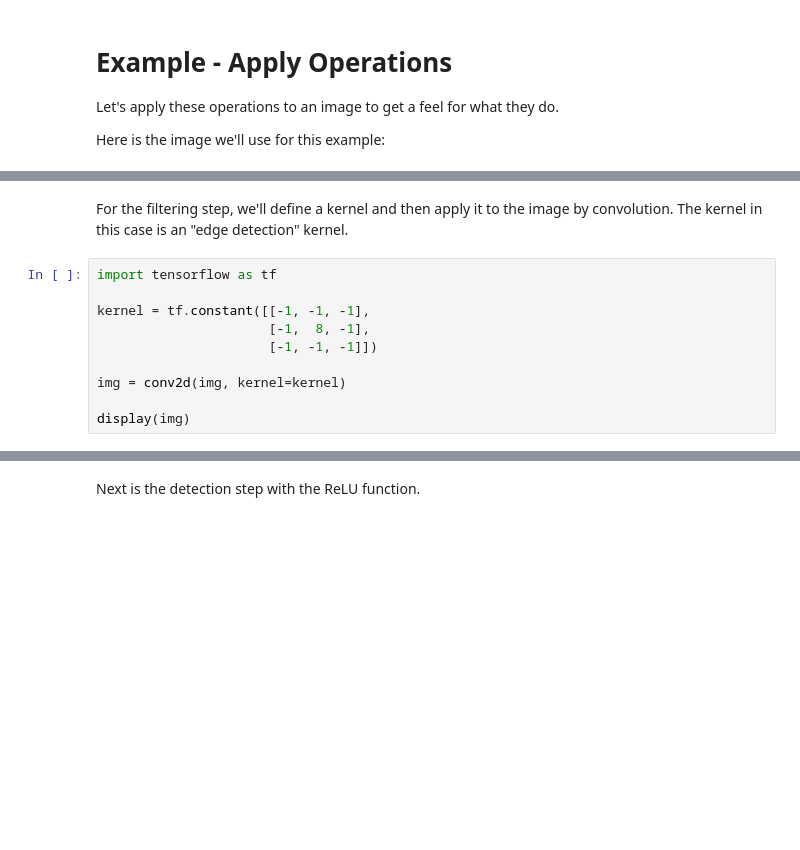
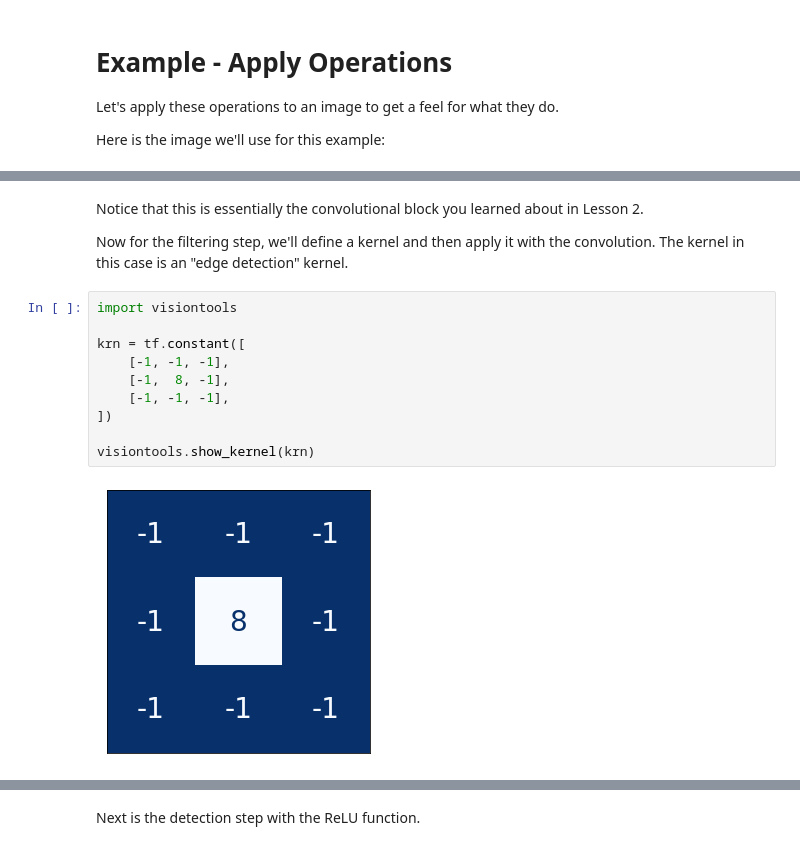
Before and after one commit to Kaggle/learntools, a Jupyter notebook: notebooks/computer_vision/raw/tut3.ipynb, the cells around one changed output, grey strips where cells are left out. Cells and saved outputs as stored; diff of their text form; blank space fills up the shorter version.

```diff
--- a/notebooks/computer_vision/raw/tut3.ipynb
+++ b/notebooks/computer_vision/raw/tut3.ipynb
@@ -89,12 +143,16 @@ from tensorflow.keras.backend import conv2d, relu, pool2d
 # %% [markdown]
-For the filtering step, we'll define a kernel and then apply it to the image by convolution. The kernel in this case is an "edge detection" kernel.
+Notice that this is essentially the convolutional block you learned about in Lesson 2.
+
+Now for the filtering step, we'll define a kernel and then apply it with the convolution. The kernel in this case is an "edge detection" kernel.
 # %%
-import tensorflow as tf
+import visiontools
 
-kernel = tf.constant([[-1, -1, -1],
-                      [-1,  8, -1],
-                      [-1, -1, -1]])
+krn = tf.constant([
+    [-1, -1, -1],
+    [-1,  8, -1],
+    [-1, -1, -1],
+])
 
-img = conv2d(img, kernel=kernel)
-
-display(img)
+visiontools.show_kernel(krn)
+# %% [output]
+[figure, added]
```
Also changed, not shown: parts of 25 cells of this notebook.
